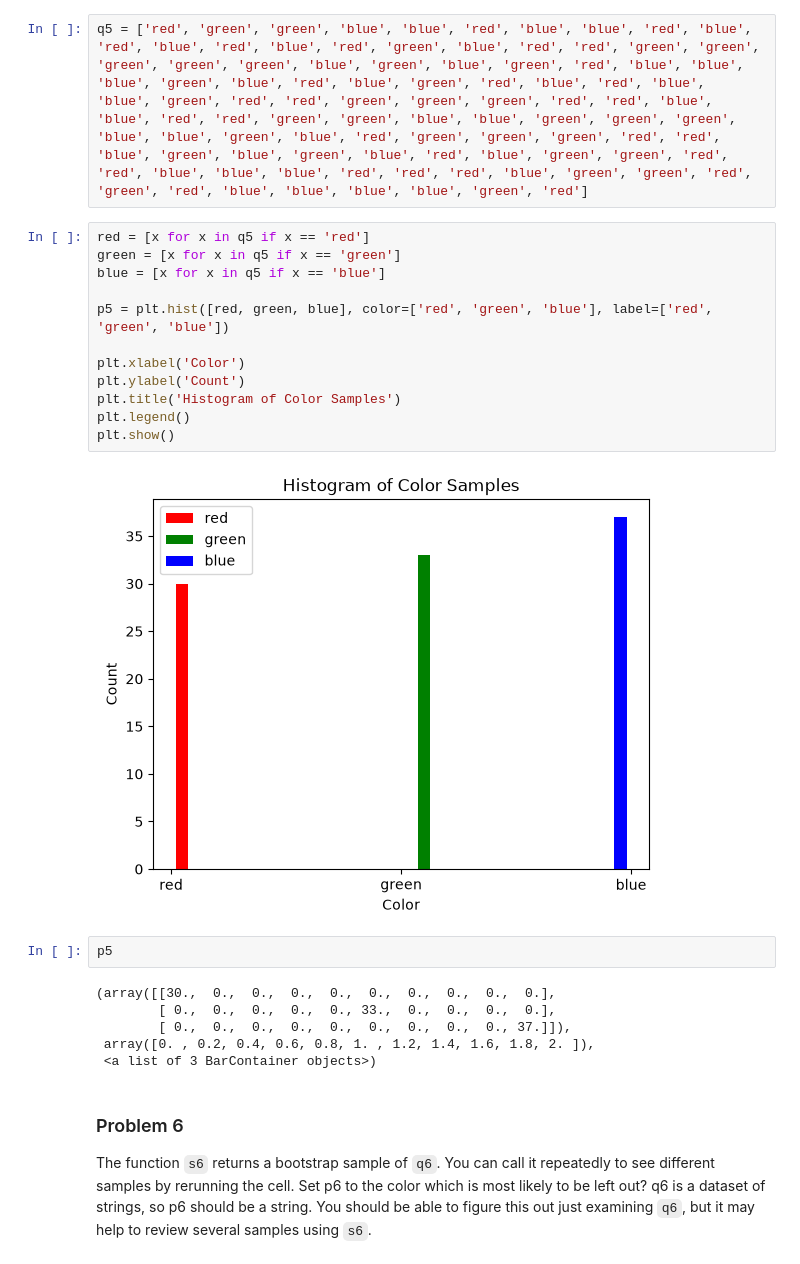
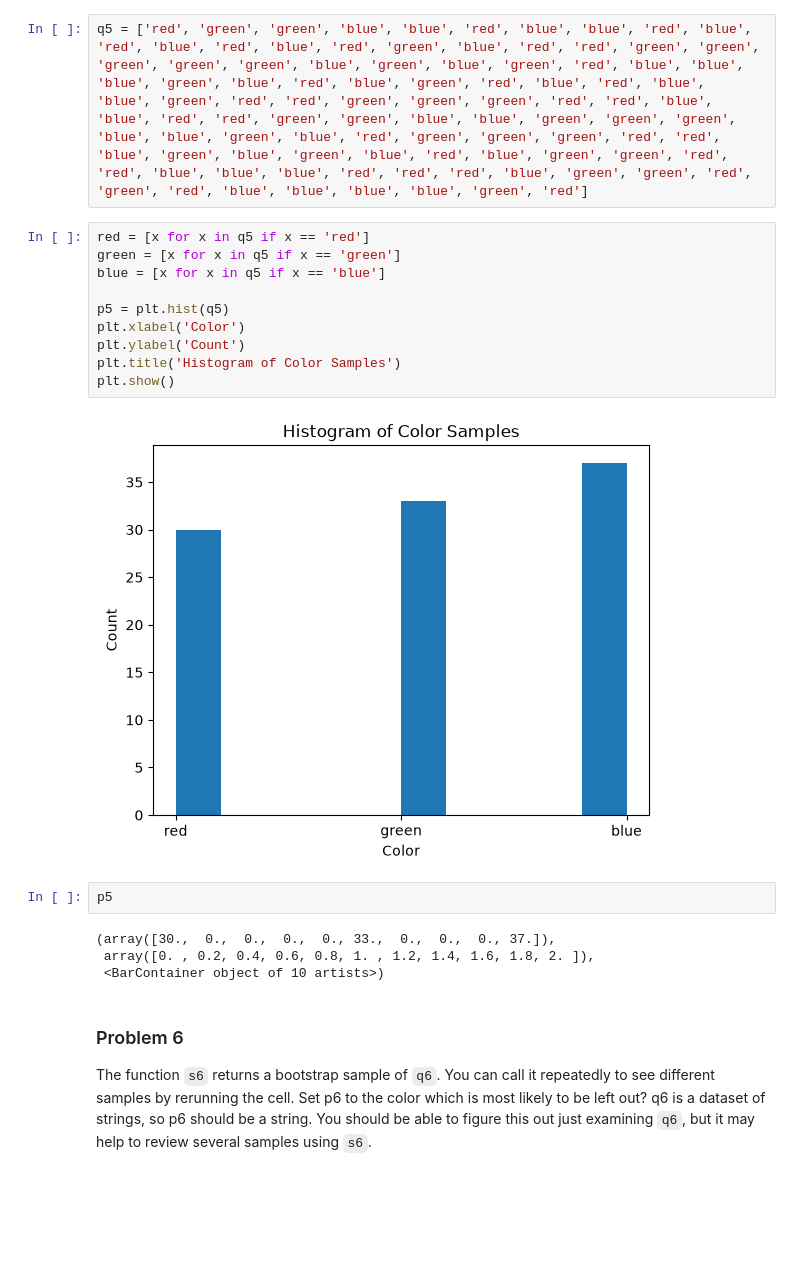
Before and after one commit to glotzky/dx601-homework-02, a Jupyter notebook: homework.ipynb, the cells around one changed output. Drawn from its saved outputs; the diff is of its cells as text; blank space fills up the shorter version.

Commit message:
Removed color bar logic and kept hist type

```diff
--- a/homework.ipynb
+++ b/homework.ipynb
@@ -133,25 +133,21 @@ q5 = ['red', 'green', 'green', 'blue', 'blue', 'red', 'blue', 'blue', 'red', 'bl
 # %%
 red = [x for x in q5 if x == 'red']
 green = [x for x in q5 if x == 'green']
 blue = [x for x in q5 if x == 'blue']
 
-p5 = plt.hist([red, green, blue], color=['red', 'green', 'blue'], label=['red', 'green', 'blue'])
-
+p5 = plt.hist(q5)
 plt.xlabel('Color')
 plt.ylabel('Count')
 plt.title('Histogram of Color Samples')
-plt.legend()
 plt.show()
 # %% [output]
-[figure, old version]
+[figure, new version]
 # %%
 p5
 # %% [output]
-(array([[30.,  0.,  0.,  0.,  0.,  0.,  0.,  0.,  0.,  0.],
-        [ 0.,  0.,  0.,  0.,  0., 33.,  0.,  0.,  0.,  0.],
-        [ 0.,  0.,  0.,  0.,  0.,  0.,  0.,  0.,  0., 37.]]),
+(array([30.,  0.,  0.,  0.,  0., 33.,  0.,  0.,  0., 37.]),
  array([0. , 0.2, 0.4, 0.6, 0.8, 1. , 1.2, 1.4, 1.6, 1.8, 2. ]),
- <a list of 3 BarContainer objects>)
+ <BarContainer object of 10 artists>)
 # %% [markdown]
 ### Problem 6
 
```
